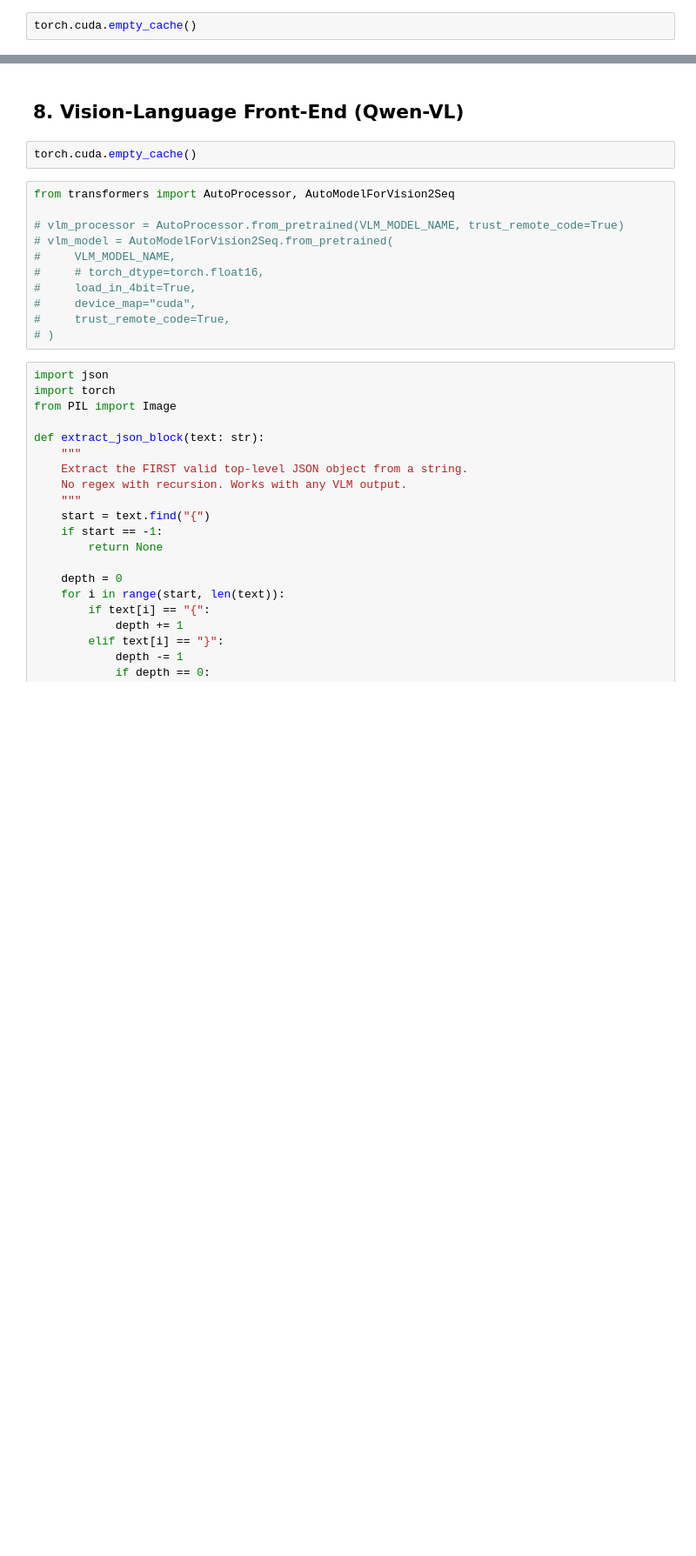
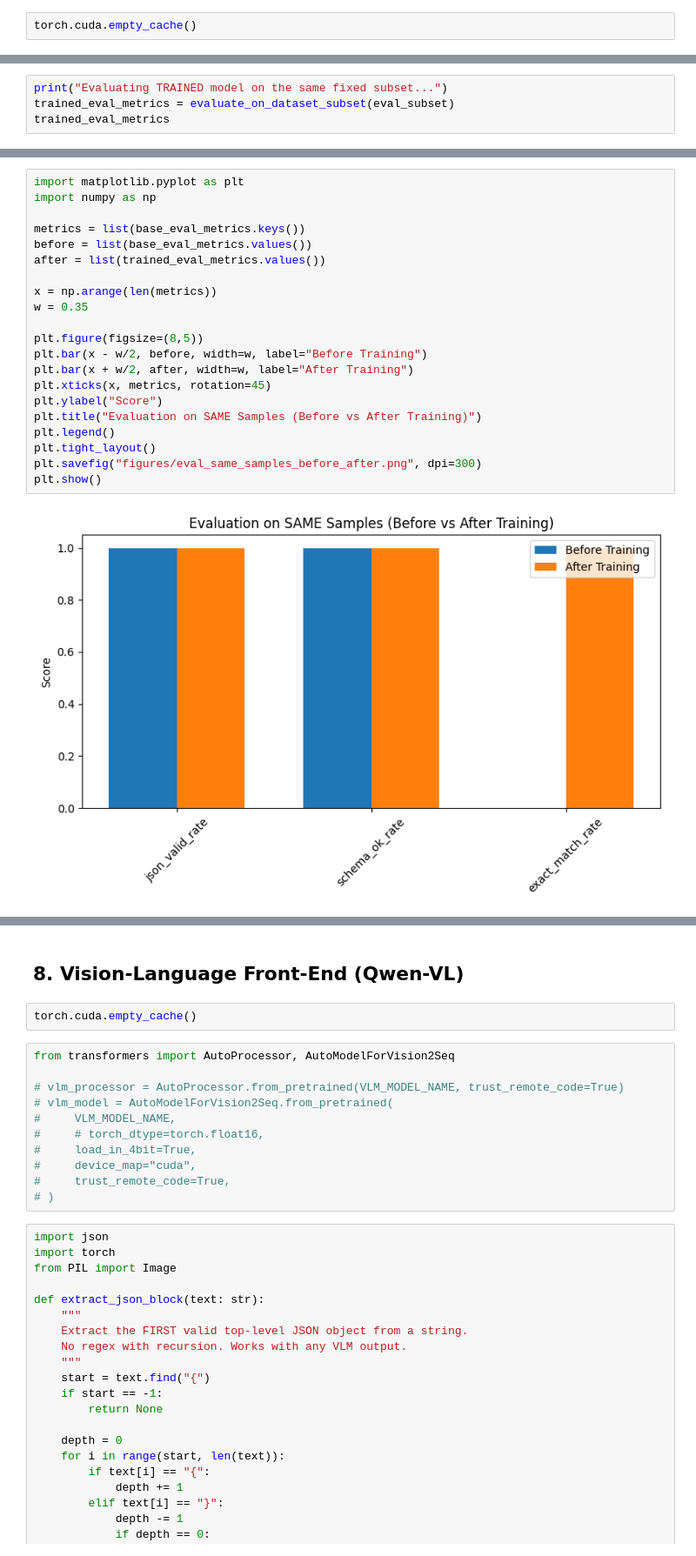
Before and after one commit to Yazangthb/animal_transport_project, a Jupyter notebook: animal_transport_full_pipeline.ipynb, the cells around one changed output, grey strips where cells are left out. Shown: that part at 87% size. Cells and saved outputs as stored; diff of their text form; blank space fills up the shorter version.

```diff
--- a/animal_transport_full_pipeline.ipynb
+++ b/animal_transport_full_pipeline.ipynb
@@ -648,0 +721,4 @@ eval_metrics
+# %%
+print("Evaluating TRAINED model on the same fixed subset...")
+trained_eval_metrics = evaluate_on_dataset_subset(eval_subset)
+trained_eval_metrics
@@ -648,0 +743,23 @@ eval_metrics
+# %%
+import matplotlib.pyplot as plt
+import numpy as np
+
+metrics = list(base_eval_metrics.keys())
+before = list(base_eval_metrics.values())
+after = list(trained_eval_metrics.values())
+
+x = np.arange(len(metrics))
+w = 0.35
+
+plt.figure(figsize=(8,5))
+plt.bar(x - w/2, before, width=w, label="Before Training")
+plt.bar(x + w/2, after, width=w, label="After Training")
+plt.xticks(x, metrics, rotation=45)
+plt.ylabel("Score")
+plt.title("Evaluation on SAME Samples (Before vs After Training)")
+plt.legend()
+plt.tight_layout()
+plt.savefig("figures/eval_same_samples_before_after.png", dpi=300)
+plt.show()
+# %% [output]
+[figure, added]
```
Also changed, not shown: parts of 13 cells of this notebook.
